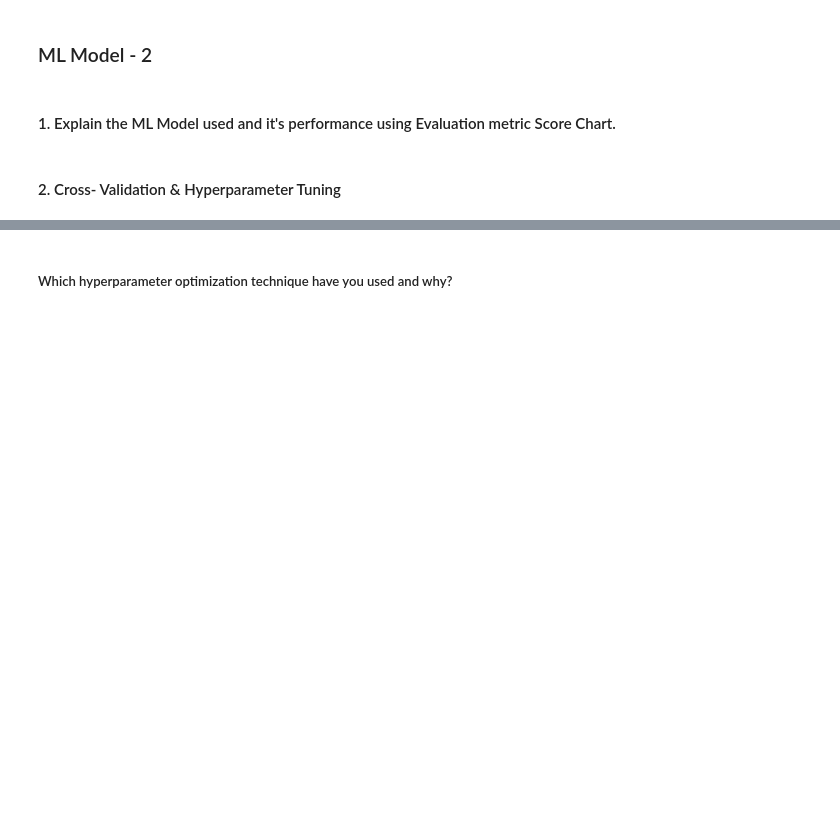
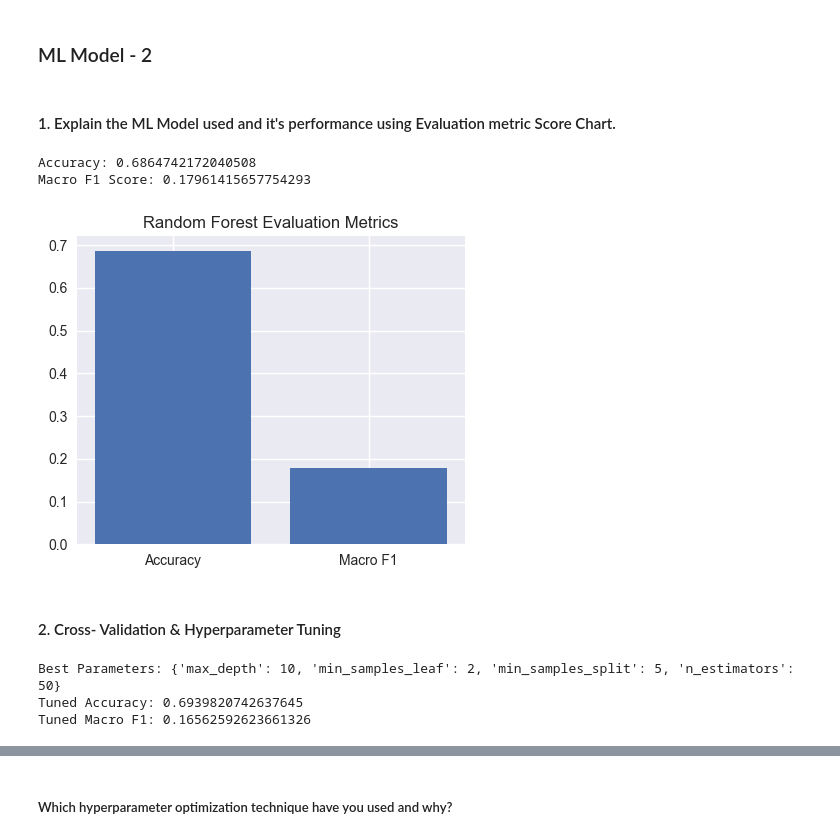
Before and after one commit to Pheonix1330/better-next-sitemap, a Jupyter notebook: Sample_ML_Submission_Template.ipynb, the cells around one changed output, grey strips where cells are left out. Drawn from its saved outputs; the diff is of its cells as text; code cells hidden in the pictures; blank space fills up the shorter version.

```diff
--- a/Sample_ML_Submission_Template.ipynb
+++ b/Sample_ML_Submission_Template.ipynb
@@ -1168,2 +1835,34 @@ plt.show()
+# %%
+# ML Model - 2 Implementation
+
+from sklearn.ensemble import RandomForestClassifier
+from sklearn.metrics import accuracy_score, f1_score
+
+rf = RandomForestClassifier(random_state=42)
+
+rf.fit(X_train, y_train)
+
+y_pred_rf = rf.predict(X_test)
+
+acc_rf = accuracy_score(y_test, y_pred_rf)
+f1_rf = f1_score(y_test, y_pred_rf, average='macro')
+
+print("Accuracy:", acc_rf)
+print("Macro F1 Score:", f1_rf)
+# %% [output]
+Accuracy: 0.6864742172040508
+Macro F1 Score: 0.17961415657754293
+# %%
+# Visualizing evaluation Metric Score chart
+
+metrics = ['Accuracy','Macro F1']
+values = [acc_rf, f1_rf]
+
+plt.figure(figsize=(5,4))
+plt.bar(metrics, values)
+plt.title("Random Forest Evaluation Metrics")
+plt.show()
+# %% [output]
+[figure, added]
 # %% [markdown]
 #### 2. Cross- Validation & Hyperparameter Tuning
@@ -1190,0 +1869,46 @@ plt.show()
+# %%
+# Cross Validation & Hyperparameter Tuning for Random Forest
+
+from sklearn.model_selection import GridSearchCV
+from sklearn.ensemble import RandomForestClassifier
+from sklearn.metrics import accuracy_score, f1_score
+
+# Parameter grid
+param_grid = {
+    'n_estimators': [50, 100],
+    'max_depth': [10, 20, None],
+    'min_samples_split': [2, 5],
+    'min_samples_leaf': [1, 2]
+}
+
+rf = RandomForestClassifier(random_state=42)
+
+# GridSearch with 5-fold Cross Validation
+grid_rf = GridSearchCV(
+    estimator=rf,
+    param_grid=param_grid,
+    cv=5,
+    scoring='accuracy',
+    n_jobs=-1
+)
+
+# Train model
+grid_rf.fit(X_train, y_train)
+
+# Best model
+best_rf = grid_rf.best_estimator_
+
+# Prediction
+y_pred_rf_tuned = best_rf.predict(X_test)
+
+# Evaluation
+acc_rf_tuned = accuracy_score(y_test, y_pred_rf_tuned)
+f1_rf_tuned = f1_score(y_test, y_pred_rf_tuned, average='macro')
+
+print("Best Parameters:", grid_rf.best_params_)
+print("Tuned Accuracy:", acc_rf_tuned)
+print("Tuned Macro F1:", f1_rf_tuned)
+# %% [output]
+Best Parameters: {'max_depth': 10, 'min_samples_leaf': 2, 'min_samples_split': 5, 'n_estimators': 50}
+Tuned Accuracy: 0.6939820742637645
+Tuned Macro F1: 0.16562592623661326
```
Also changed, not shown: parts of 104 cells of this notebook, 2 other files.
